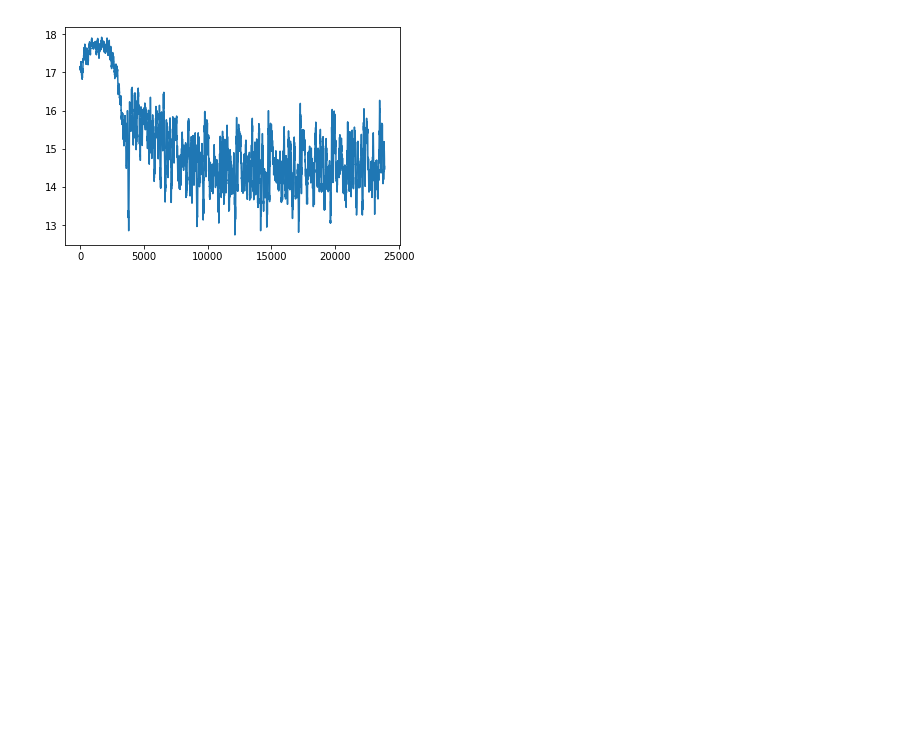
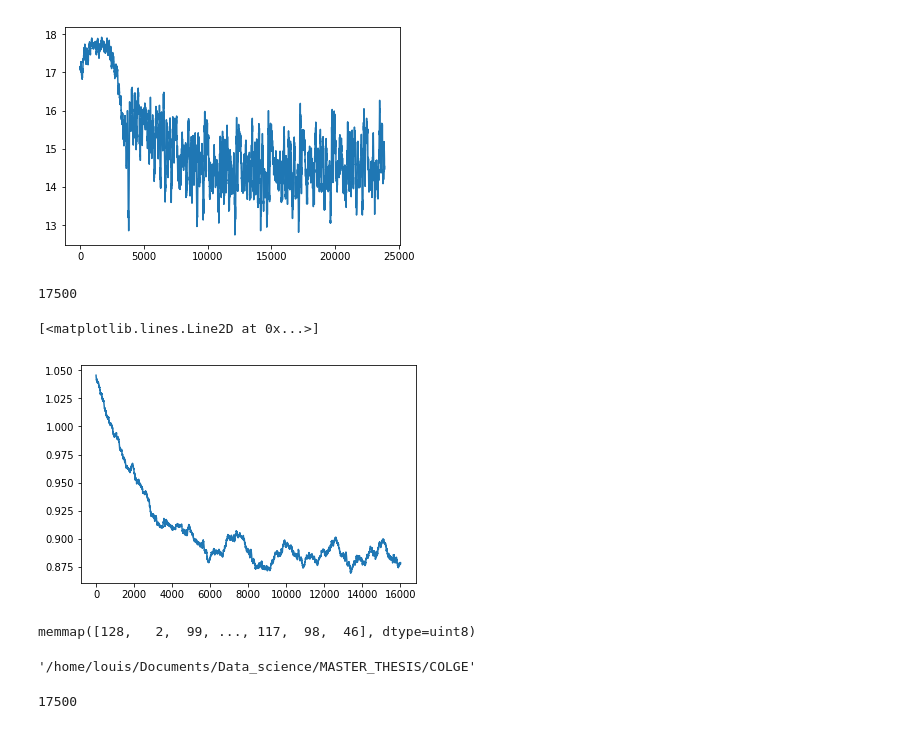
Before and after one commit to louisv123/COLGE, a Jupyter notebook: test.ipynb, the cells around one changed output. Drawn from its saved outputs; the diff is of its cells as text; code cells hidden in the pictures; blank space fills up the shorter version.

Commit message:
one graph test 50

```diff
--- a/test.ipynb
+++ b/test.ipynb
@@ -1143,3 +1144,19 @@ plt.plot(cc)
 # %% [output]
 [<matplotlib.lines.Line2D at 0x...>]
 [figure]
+# %%
+
+ll_7=np.loadtxt('test_6.out')
+#ll_all = np.concatenate([ll,ll_5])
+ll_7 =np.array(ll_7)/2
+print(len(ll_7))
+cc =[]
+for i in range(len(ll_7[-17000:])):
+    cc.append(np.mean(ll_7[-17000+i:-16000+i]))
+# %% [output]
+17500
+# %%
+plt.plot(cc)
+# %% [output]
+[<matplotlib.lines.Line2D at 0x...>]
+[figure, added]
@@ -1145,0 +1165,4 @@ plt.plot(cc)
+# %%
+model
+# %% [output]
+memmap([128,   2,  99, ..., 117,  98,  46], dtype=uint8)
@@ -1145,0 +1171,15 @@ plt.plot(cc)
+# %%
+os.getcwd()
+# %% [output]
+'/home/louis/Documents/Data_science/MASTER_THESIS/COLGE'
+# %%
+
+ll_7=np.loadtxt('test_6.out')
+#ll_all = np.concatenate([ll,ll_5])
+ll_7 =np.array(ll_7)
+print(len(ll_7))
+cc =[]
+for i in range(len(ll_7[-17000:])):
+    cc.append(np.mean(ll_7[-17000+i:-16000+i]))
+# %% [output]
+17500
```
Also changed, not shown: parts of 12 cells of this notebook, 6 other files.
